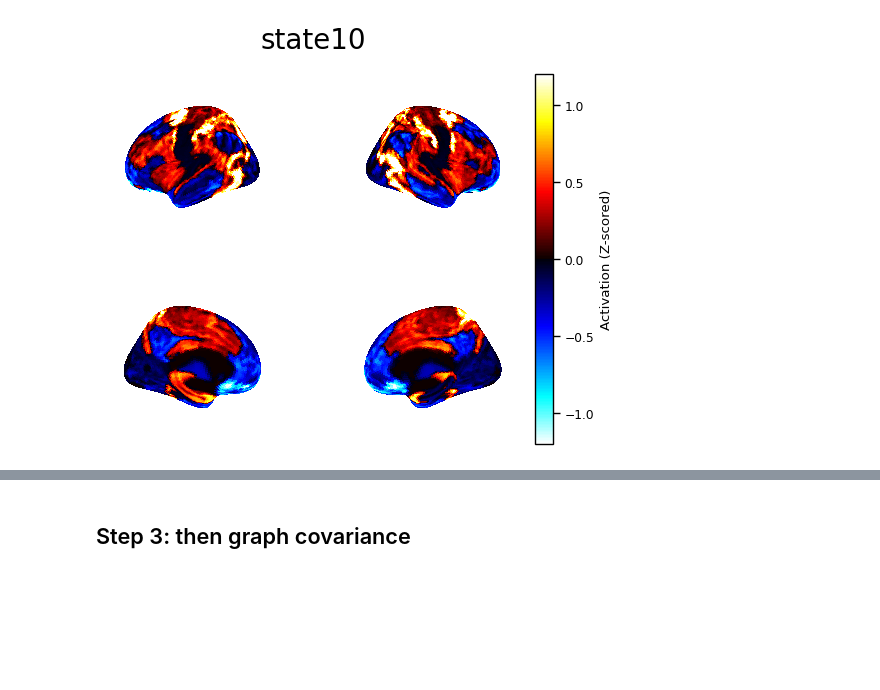
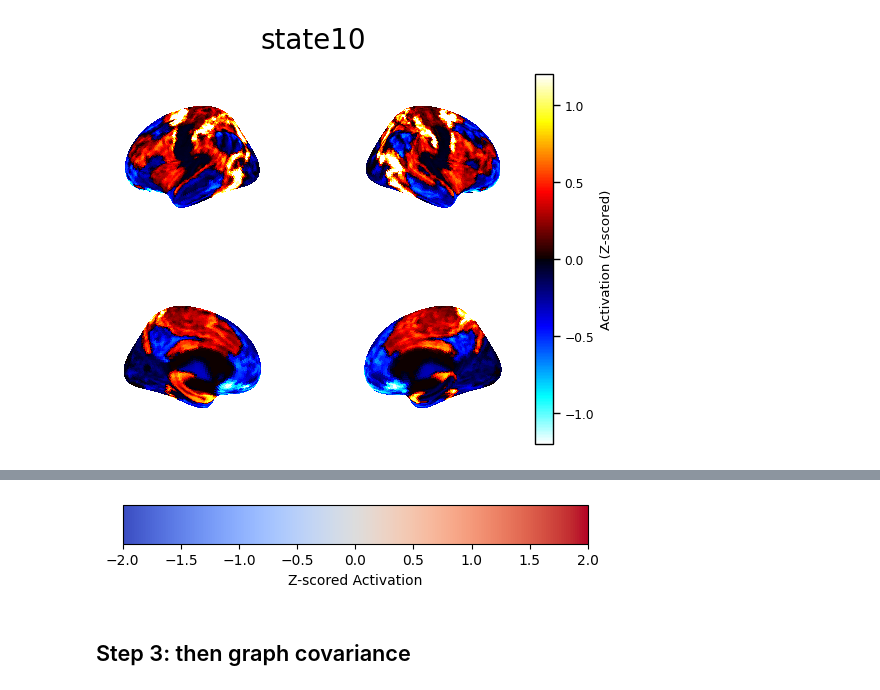
Before and after one commit to andlab-um/uaHMM, a Jupyter notebook: ua_code/Figure3.ipynb, the cells around one changed output, grey strips where cells are left out. Drawn from its saved outputs; the diff is of its cells as text; code cells hidden in the pictures; blank space fills up the shorter version.

```diff
--- a/ua_code/Figure3.ipynb
+++ b/ua_code/Figure3.ipynb
@@ -127,3 +205,18 @@ for stt in range(1, 11):  # 10 states
+# %%
+import matplotlib.pyplot as plt
+import numpy as np
+
+fig, ax = plt.subplots(figsize=(6,0.5))
+
+cmap = plt.cm.coolwarm
+norm = plt.Normalize(vmin=-2, vmax=2)
+
+cbar = fig.colorbar(plt.cm.ScalarMappable(norm=norm, cmap=cmap), cax=ax,
+                    orientation='horizontal')
+cbar.set_label('Z-scored Activation')
+plt.show()
+# %% [output]
+[figure, added]
 # %% [markdown]
 ## Step 3: then graph covariance
 # %%
```
Also changed, not shown: parts of 1 cell of this notebook, 7 other files.
